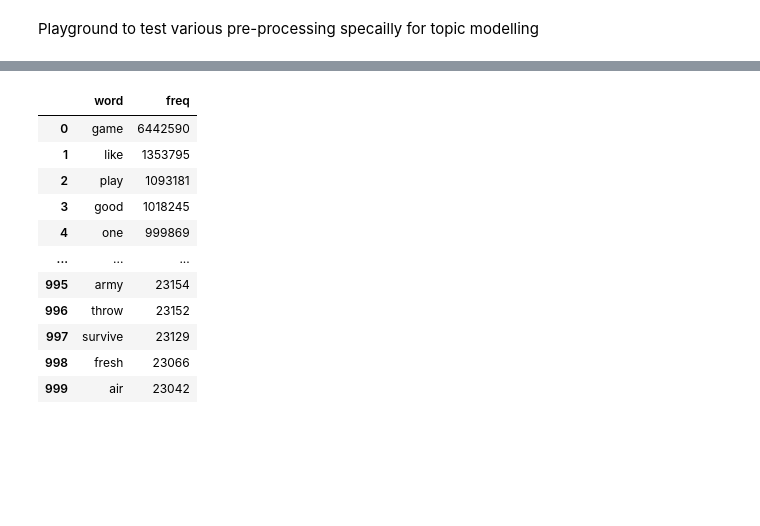
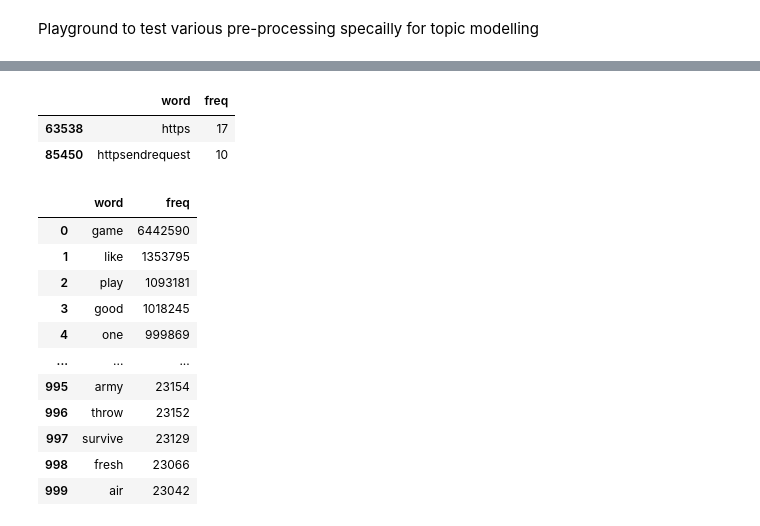
Before and after one commit to JackyLee1230/FYP, a Jupyter notebook: NLP/dev-workspace/dataset/topic_modelling/eda_2.ipynb, the cells around one changed output, grey strips where cells are left out. Drawn from its saved outputs; the diff is of its cells as text; code cells hidden in the pictures; blank space fills up the shorter version.

```diff
--- a/NLP/dev-workspace/dataset/topic_modelling/eda_2.ipynb
+++ b/NLP/dev-workspace/dataset/topic_modelling/eda_2.ipynb
@@ -155,3 +154,9 @@ word_freq_df.head()
+# %%
+word_freq_df[word_freq_df['word'].str.contains('https')]
+# %% [output]
+|  | word | freq |
+| 63538 | https | 17 |
+| 85450 | httpsendrequest | 10 |
 # %%
 word_freq_df.iloc[:1000]
 # %% [output]
```
Also changed, not shown: parts of 3 cells of this notebook.
